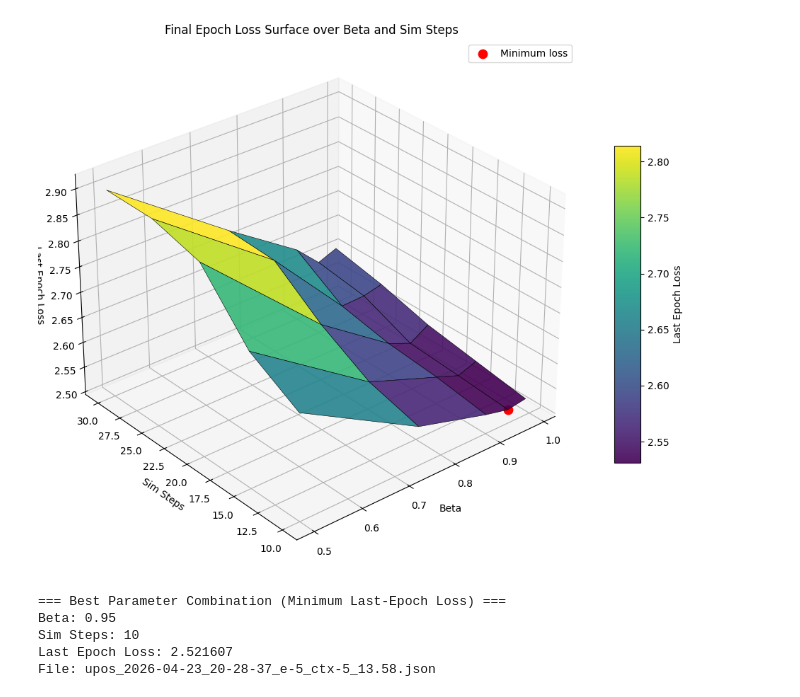
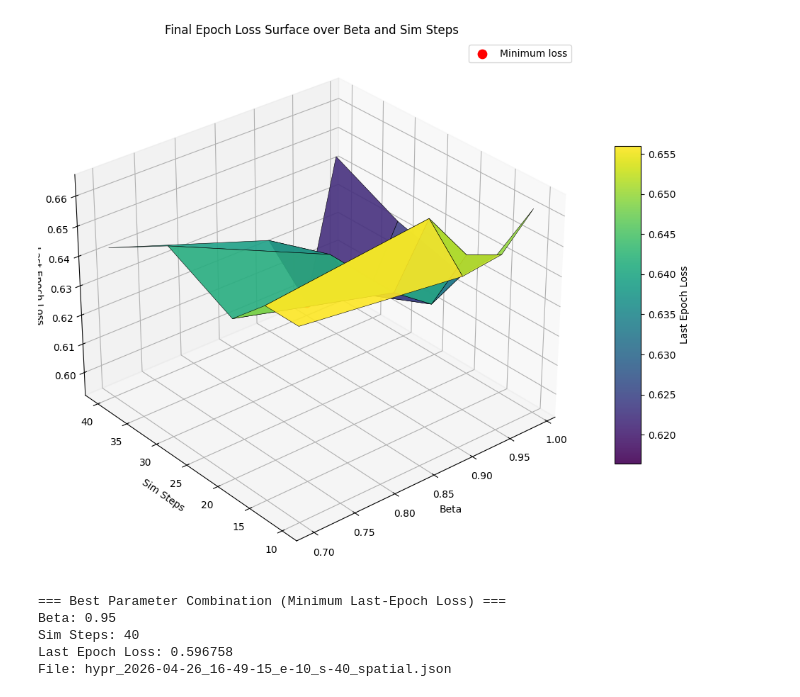
Before and after one commit to Rolands-Laucis/snn4nlp, a Jupyter notebook: experiments/E0-viz.ipynb, the cells around one changed output. Saved outputs shown, nothing was run; the diff lists cells and outputs as text; code cells hidden in the pictures.

```diff
--- a/experiments/E0-viz.ipynb
+++ b/experiments/E0-viz.ipynb
@@ -7,9 +7,9 @@ from glob import glob
 # Build a 3D surface of final-epoch loss over (beta, sim_steps)
 import numpy as np
 
-files = sorted(glob('../output_results/E0/upos_*.json'))
+files = sorted(glob('../output_results/E2/hypr_*.json'))
 if not files:
-    raise FileNotFoundError('No matching files found in ../output_results/E0')
+    raise FileNotFoundError('No matching files found in ../output_results/E2')
 
 records = []  # (beta, sim_steps, last_epoch_loss, file_name)
 for file in files:
@@ -44,36 +44,36 @@ Z = np.full_like(X, np.nan, dtype=float)
 for beta, sim_steps, loss, _ in records:
     x_idx = betas.index(beta)
     y_idx = sim_steps_vals.index(sim_steps)
     Z[y_idx, x_idx] = loss
 
 fig = plt.figure(figsize=(11, 8))
 ax = fig.add_subplot(111, projection='3d')
 
 surface = ax.plot_surface(X, Y, Z, cmap='viridis', edgecolor='k', linewidth=0.4, alpha=0.9)
 fig.colorbar(surface, ax=ax, shrink=0.6, aspect=12, label='Last Epoch Loss')
 
 # Mark the global minimum loss point (best parameters).
 best_beta, best_sim_steps, best_loss, best_file = min(records, key=lambda x: x[2])
 ax.scatter(best_beta, best_sim_steps, best_loss, color='red', s=80, label='Minimum loss')
 ax.legend()
 
 ax.set_title('Final Epoch Loss Surface over Beta and Sim Steps')
 ax.set_xlabel('Beta')
 ax.set_ylabel('Sim Steps')
 ax.set_zlabel('Last Epoch Loss')
 ax.view_init(elev=30, azim=-130)
 plt.tight_layout()
 plt.show()
 
 print('=== Best Parameter Combination (Minimum Last-Epoch Loss) ===')
 print(f'Beta: {best_beta}')
 print(f'Sim Steps: {best_sim_steps:g}')
 print(f'Last Epoch Loss: {best_loss:.6f}')
 print(f'File: {best_file}')
 # %% [output]
-[figure, old version]
+[figure, new version]
 === Best Parameter Combination (Minimum Last-Epoch Loss) ===
 Beta: 0.95
-Sim Steps: 10
-Last Epoch Loss: 2.521607
-File: upos_2026-04-23_20-28-37_e-5_ctx-5_13.58.json
+Sim Steps: 40
+Last Epoch Loss: 0.596758
+File: hypr_2026-04-26_16-49-15_e-10_s-40_spatial.json
```
